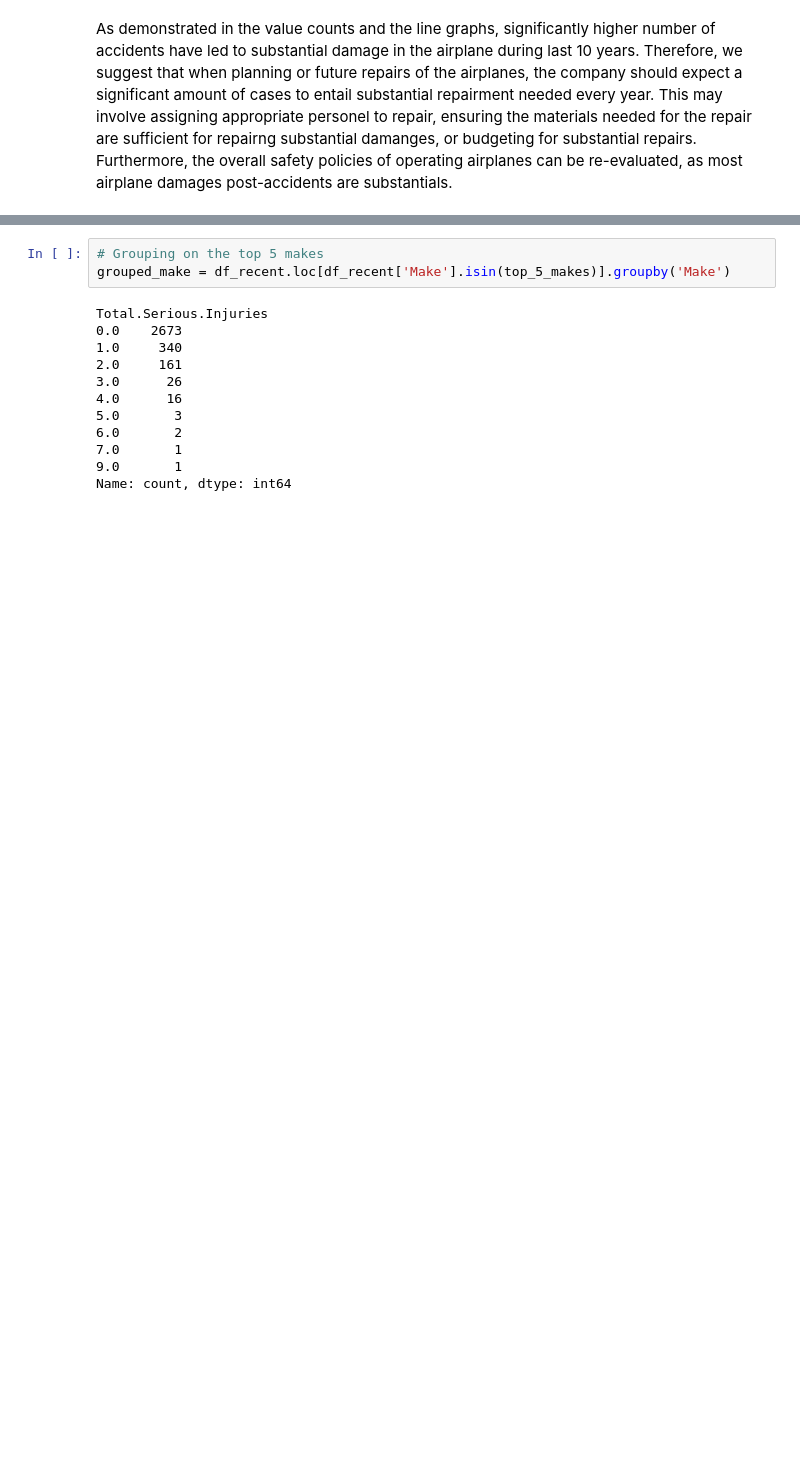
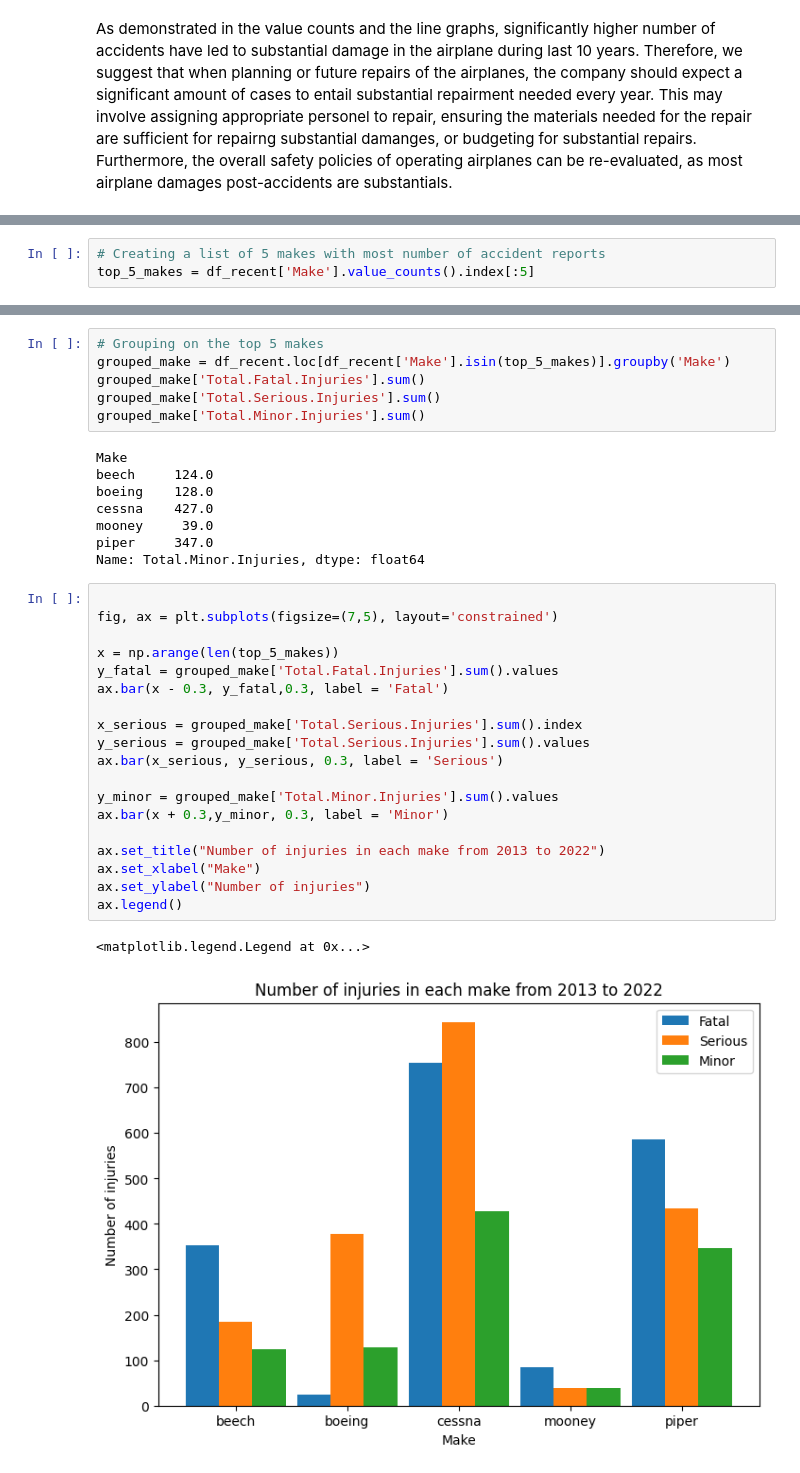
Before and after one commit to smharris312/Aviation_Risk_Project, a Jupyter notebook: Aviation_Risk_Analysis.ipynb, the cells around one changed output, grey strips where cells are left out. Saved outputs shown, nothing was run; the diff lists cells and outputs as text; blank space fills up the shorter version.

```diff
--- a/Aviation_Risk_Analysis.ipynb
+++ b/Aviation_Risk_Analysis.ipynb
@@ -506,0 +509,3 @@ Index(['cessna', 'piper', 'beech', 'boeing', 'mooney', 'air tractor inc',
+# %%
+# Creating a list of 5 makes with most number of accident reports
+top_5_makes = df_recent['Make'].value_counts().index[:5]
@@ -507,15 +514,36 @@ Index(['cessna', 'piper', 'beech', 'boeing', 'mooney', 'air tractor inc',
 # %%
 # Grouping on the top 5 makes
 grouped_make = df_recent.loc[df_recent['Make'].isin(top_5_makes)].groupby('Make')
+grouped_make['Total.Fatal.Injuries'].sum()
+grouped_make['Total.Serious.Injuries'].sum()
+grouped_make['Total.Minor.Injuries'].sum()
 # %% [output]
-Total.Serious.Injuries
-0.0    2673
-1.0     340
-2.0     161
-3.0      26
-4.0      16
-5.0       3
-6.0       2
-7.0       1
-9.0       1
-Name: count, dtype: int64
+Make
+beech     124.0
+boeing    128.0
+cessna    427.0
+mooney     39.0
+piper     347.0
+Name: Total.Minor.Injuries, dtype: float64
+# %%
+
+fig, ax = plt.subplots(figsize=(7,5), layout='constrained')
+
+x = np.arange(len(top_5_makes))
+y_fatal = grouped_make['Total.Fatal.Injuries'].sum().values
+ax.bar(x - 0.3, y_fatal,0.3, label = 'Fatal')
+
+x_serious = grouped_make['Total.Serious.Injuries'].sum().index
+y_serious = grouped_make['Total.Serious.Injuries'].sum().values
+ax.bar(x_serious, y_serious, 0.3, label = 'Serious')
+
+y_minor = grouped_make['Total.Minor.Injuries'].sum().values
+ax.bar(x + 0.3,y_minor, 0.3, label = 'Minor')
+
+ax.set_title("Number of injuries in each make from 2013 to 2022")
+ax.set_xlabel("Make")
+ax.set_ylabel("Number of injuries")
+ax.legend()
+# %% [output]
+<matplotlib.legend.Legend at 0x...>
+[figure, added]
```
Also changed, not shown: parts of 6 cells of this notebook.
